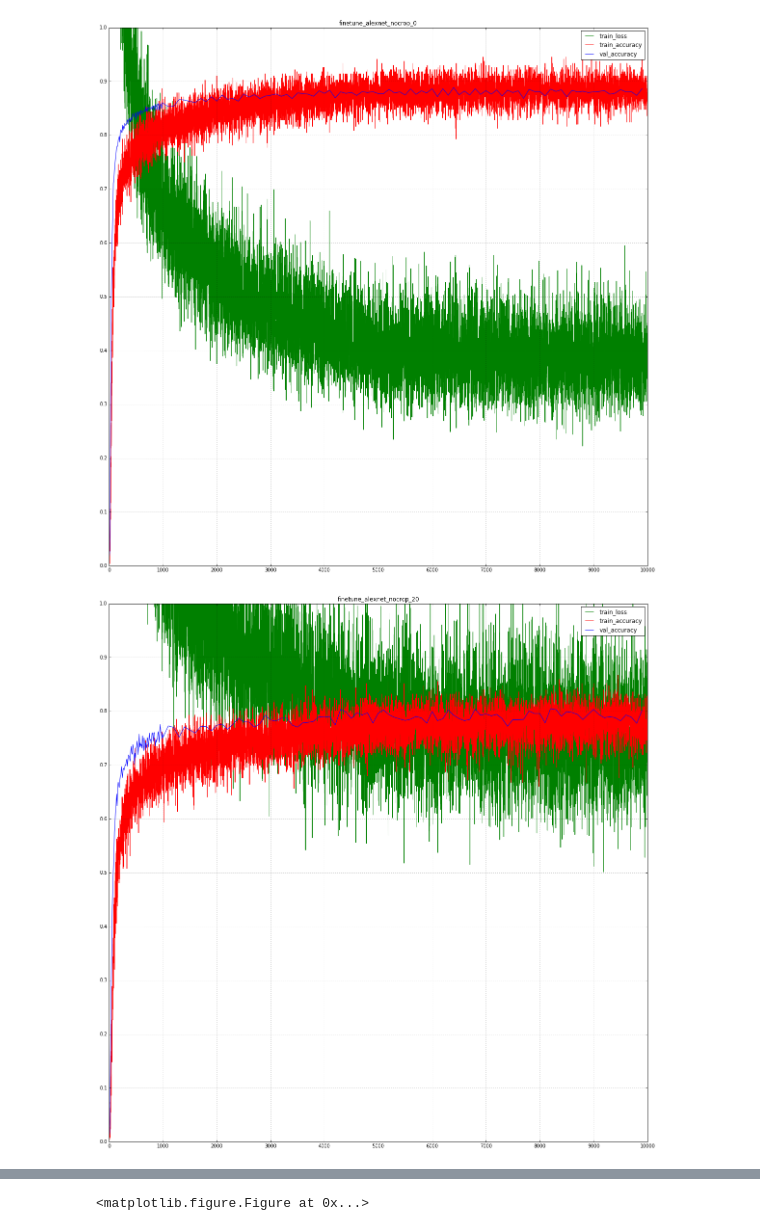
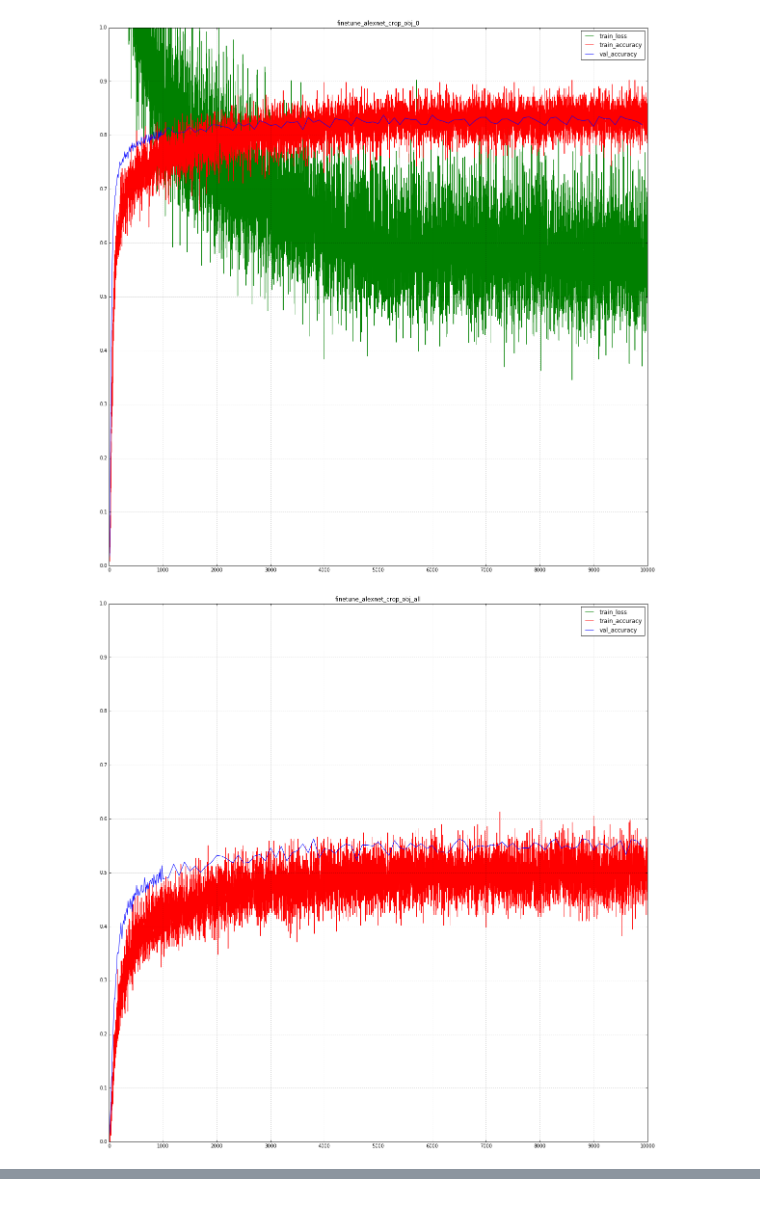
Before and after one commit to Definiter/occlusion-project, a Jupyter notebook: src/visualize_finetune.ipynb, the cells around one changed output, grey strips where cells are left out. Drawn from its saved outputs; the diff is of its cells as text; code cells hidden in the pictures.

```diff
--- a/src/visualize_finetune.ipynb
+++ b/src/visualize_finetune.ipynb
@@ -10,23 +10,14 @@ import cPickle
 
 plt.rcParams['figure.figsize'] = (20, 20)
 
-#net_names = ['0', '10', '20', '30', '40', '50', '60', '70', '80', '90', '100', 'all']
-#type_strs = ['aperture']
-
-#net_names = ['0', '25', '33', '50', '66', '80', '90', 'all']
-#type_strs = ['crop', 'nocrop']
+net_names = ['0', 'all']
+type_strs = ['crop_obj']
 
 #net_names = ['0', '20', '40', '60', '80', '100', 'all']
-#type_strs = ['crop_obj', 'nocrop_obj']
+#type_strs = ['nocrop', 'crop']
 
-#net_names = ['0', '20', '40', '60', '80', '100', 'all']
-#type_strs = ['1k_crop_obj', '1k_nocrop_obj']
-
-#net_names = ['0', '60']
-#type_strs = ['1k_crop_obj']
-
-net_names = ['0', '20', '40', '60', '80', '100', 'all']
-type_strs = ['nocrop', 'crop']
+#net_names = ['0', '100', 'all']
+#type_strs = ['aperture']
 
 for type_str in type_strs:
     for net_name in net_names:
@@ -58,32 +49,32 @@ for type_str in type_strs:
         x_unit = 1000
         y_range = [0, 1]
         y_unit = 0.1
 
         # Title.
         plt.title('finetune_alexnet_{}_{}'.format(type_str, net_name))
 
         # Curves.
         plt.plot(train_loss, zorder = 0, color = 'g')
         plt.plot(train_accuracy, zorder = 1, color = 'r')
         keys = sorted(val_accuracy.keys())
         values = [val_accuracy[key] for key in keys]
         plt.plot(keys, values, zorder = 2, color = 'b')
         plt.legend(['train_loss', 'train_accuracy', 'val_accuracy'], loc='upper right')
 
         # Grid.
         ax = plt.gca()
         ax.set_xlim(x_range)
         ax.set_ylim(y_range)
         ax.set_xticks(np.arange(x_range[0], x_range[1] + x_unit, x_unit))
         ax.set_xticks(np.arange(x_range[0], x_range[1] + x_unit, x_unit), minor=True)
         ax.set_yticks(np.arange(y_range[0], y_range[1] + y_unit, y_unit))
         ax.set_yticks(np.arange(y_range[0], y_range[1] + y_unit, y_unit), minor=True)
         ax.grid(which='both')
         ax.grid(which='minor', alpha=0.2)
         ax.grid(which='major', alpha=0.5)
 
         plt.show()
         fig.savefig('{}finetune/finetune_curve_{}_{}.png'.format(result_root, type_str, net_name))
 # %% [output]
-[figure, old version]
+[figure, new version]
-[figure, old version]
+[figure, new version]
@@ -99 +80,0 @@ for type_str in type_strs:
-<matplotlib.figure.Figure at 0x...>
```
Also changed, not shown: parts of 1 cell of this notebook, 15 other files.
